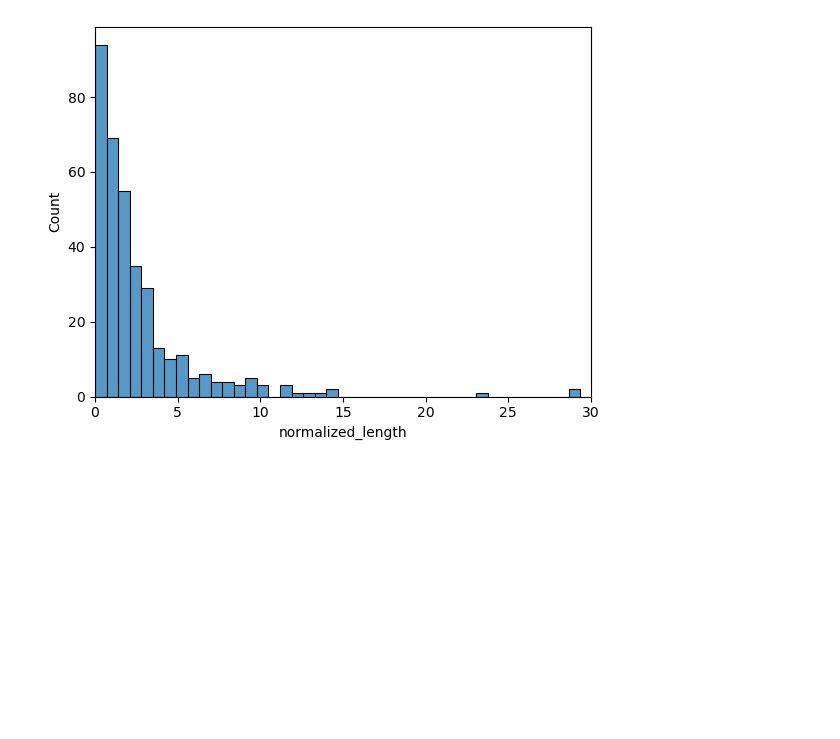
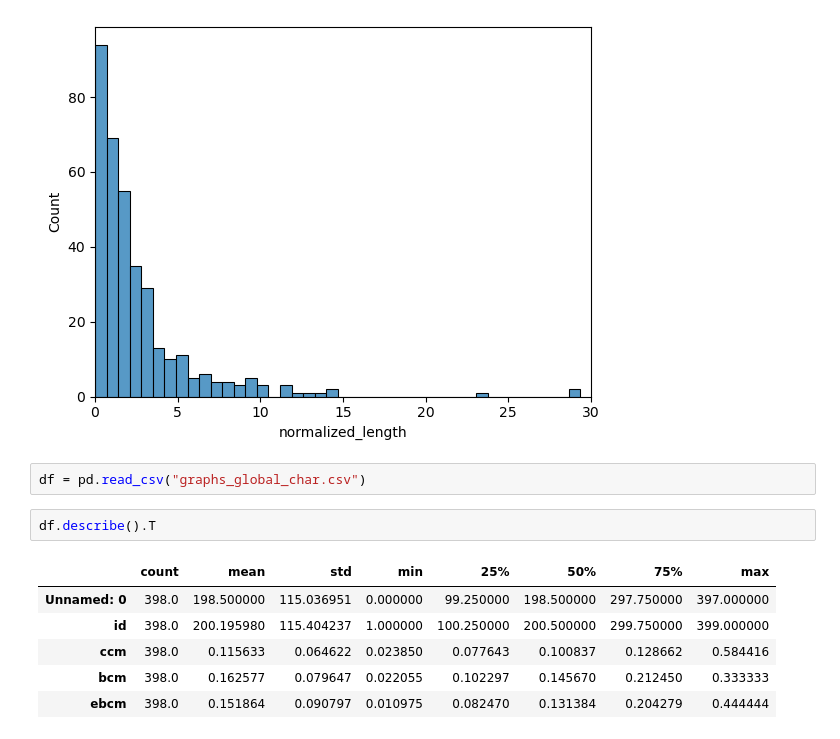
Before and after one commit to BorovTech/He_who_laughs_last, a Jupyter notebook: Complex_networks/test.ipynb, the cells around one changed output. Cells and saved outputs as stored; diff of their text form; blank space fills up the shorter version.

```diff
--- a/Complex_networks/test.ipynb
+++ b/Complex_networks/test.ipynb
@@ -229,3 +229,14 @@ plt.xlim(0, 30)
 # %% [output]
 (0.0, 30.0)
 [figure]
+# %%
+df = pd.read_csv("graphs_global_char.csv")
+# %%
+df.describe().T
+# %% [output]
+|  | count | mean | std | min | 25% | 50% | 75% | max |
+| Unnamed: 0 | 398.0 | 198.500000 | 115.036951 | 0.000000 | 99.250000 | 198.500000 | 297.750000 | 397.000000 |
+| id | 398.0 | 200.195980 | 115.404237 | 1.000000 | 100.250000 | 200.500000 | 299.750000 | 399.000000 |
+| ccm | 398.0 | 0.115633 | 0.064622 | 0.023850 | 0.077643 | 0.100837 | 0.128662 | 0.584416 |
+| bcm | 398.0 | 0.162577 | 0.079647 | 0.022055 | 0.102297 | 0.145670 | 0.212450 | 0.333333 |
+| ebcm | 398.0 | 0.151864 | 0.090797 | 0.010975 | 0.082470 | 0.131384 | 0.204279 | 0.444444 |
```
Also changed, not shown: 3 other files.
